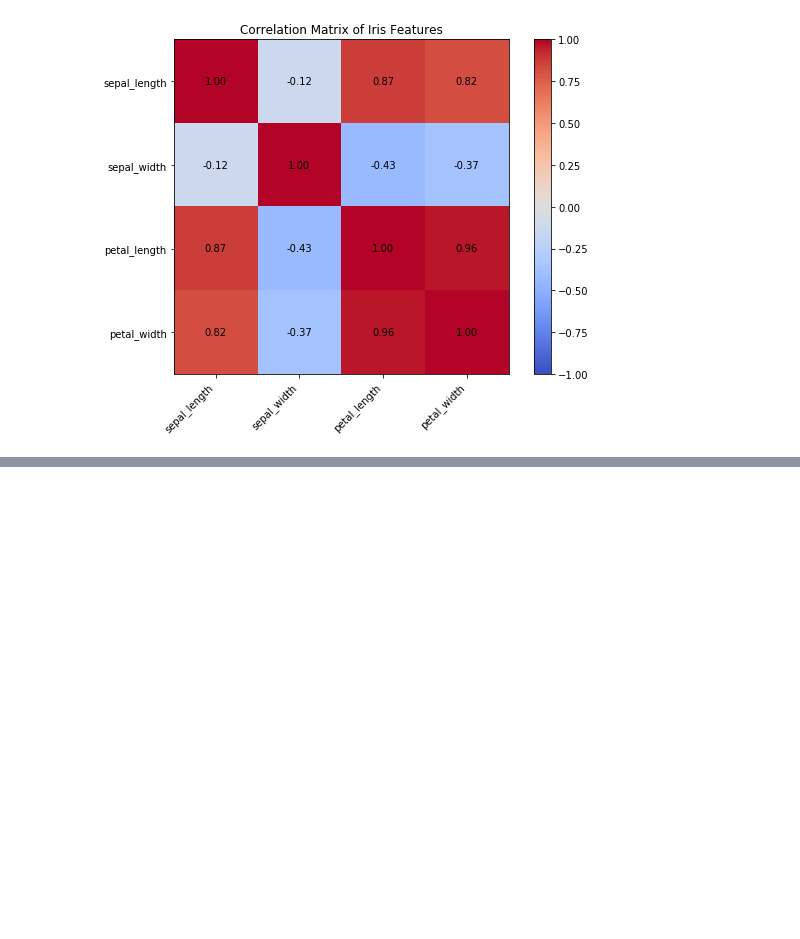
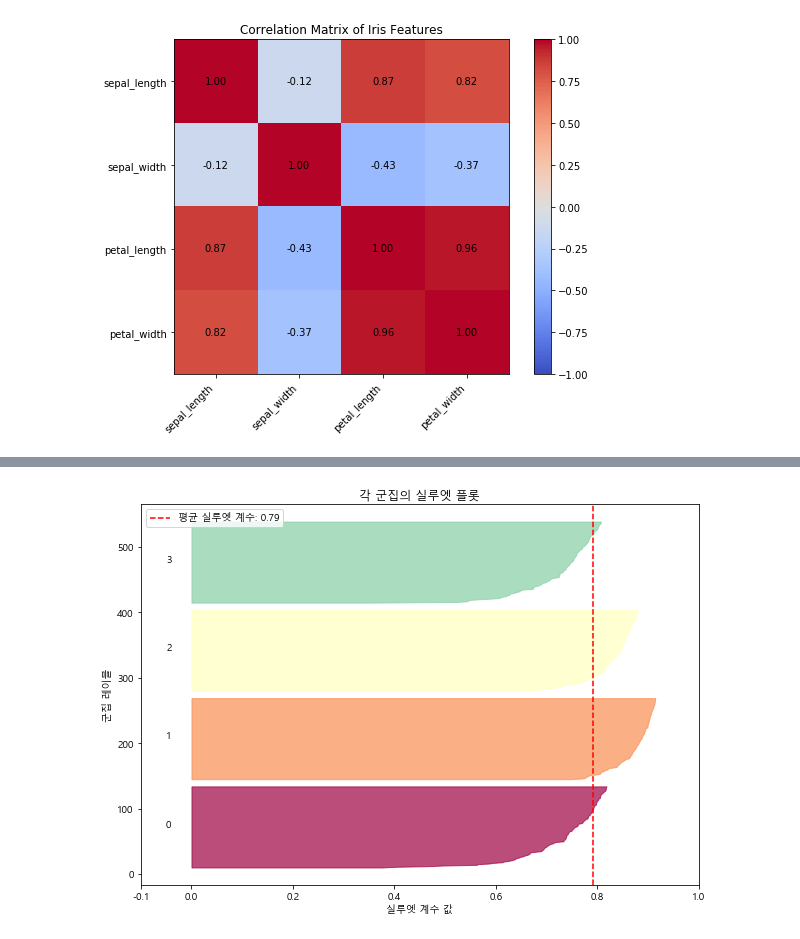
Before and after one commit to kangspa/ADP-study, a Jupyter notebook: PracticeTest/practice.ipynb, the cells around one changed output, grey strips where cells are left out. Cells and saved outputs as stored; diff of their text form; code cells hidden in the pictures; blank space fills up the shorter version.

```diff
--- a/PracticeTest/practice.ipynb
+++ b/PracticeTest/practice.ipynb
@@ -166,0 +102,83 @@ Notes:
+# %%
+import matplotlib.pyplot as plt
+import platform
+
+# 운영체제에 맞는 한글 폰트 설정
+if platform.system() == 'Windows':
+    plt.rc('font', family='Malgun Gothic')
+elif platform.system() == 'Darwin':  # Mac OS
+    plt.rc('font', family='AppleGothic')
+else:  # Linux
+    # 사전에 나눔고딕 설치 필요
+    # sudo apt-get install -y fonts-nanum*
+    # fc-cache -fv
+    plt.rc('font', family='NanumGothic')
+
+# 마이너스 부호 깨짐 방지
+plt.rcParams['axes.unicode_minus'] = False
+# %%
+import numpy as np
+import matplotlib.pyplot as plt
+from sklearn.datasets import make_blobs
+from sklearn.cluster import KMeans
+from sklearn.metrics import silhouette_score, silhouette_samples
+
+# 1. 예시 데이터 생성
+X, y = make_blobs(n_samples=500, n_features=2, centers=4, cluster_std=1.0, random_state=42)
+
+# 2. K-Means 군집화 수행 (예: K=4)
+kmeans = KMeans(n_clusters=4, random_state=42, n_init=10)
+cluster_labels = kmeans.fit_predict(X)
+
+# 3. 실루엣 계수 계산
+silhouette_avg = silhouette_score(X, cluster_labels)
+print(f"전체 데이터셋의 실루엣 계수: {silhouette_avg:.4f}")
+
+# 4. 각 샘플의 실루엣 계수 계산 및 시각화
+sample_silhouette_values = silhouette_samples(X, cluster_labels)
+
+plt.figure(figsize=(10, 7))
+y_lower = 10
+for i in range(4): # 4개의 군집
+    # 해당 군집의 실루엣 값들을 정렬
+    ith_cluster_silhouette_values = sample_silhouette_values[cluster_labels == i]
+    ith_cluster_silhouette_values.sort()
+
+    size_cluster_i = ith_cluster_silhouette_values.shape[0]
+    y_upper = y_lower + size_cluster_i
+
+    color = plt.cm.Spectral(float(i) / 4)
+    plt.fill_betweenx(np.arange(y_lower, y_upper),
+                      0, ith_cluster_silhouette_values,
+                      facecolor=color, edgecolor=color, alpha=0.7)
+
+    plt.text(-0.05, y_lower + 0.5 * size_cluster_i, str(i))
+    y_lower = y_upper + 10 # 다음 막대를 위한 공간
+
+plt.title("각 군집의 실루엣 플롯")
+plt.xlabel("실루엣 계수 값")
+plt.ylabel("군집 레이블")
+plt.axvline(x=silhouette_avg, color="red", linestyle="--", label=f'평균 실루엣 계수: {silhouette_avg:.2f}')
+plt.xticks([-0.1, 0, 0.2, 0.4, 0.6, 0.8, 1])
+plt.legend()
+plt.show()
+
+# 5. 최적의 K 찾기
+range_n_clusters = [2, 3, 4, 5, 6]
+silhouette_scores = []
+
+for n_clusters in range_n_clusters:
+    kmeans = KMeans(n_clusters=n_clusters, random_state=42, n_init=10)
+    cluster_labels = kmeans.fit_predict(X)
+    silhouette_avg = silhouette_score(X, cluster_labels)
+    silhouette_scores.append(silhouette_avg)
+    print(f"군집 개수 = {n_clusters}, 실루엣 계수 = {silhouette_avg:.4f}")
+
+plt.figure(figsize=(8, 5))
+plt.plot(range_n_clusters, silhouette_scores, marker='o')
+plt.title("군집 개수에 따른 실루엣 계수")
+plt.xlabel("군집 개수 (K)")
+plt.ylabel("실루엣 계수")
+plt.grid(True)
+plt.show()
+# %% [output]
@@ -166,0 +186 @@ Notes:
+[figure, added]
```
Also changed, not shown: parts of 2 cells of this notebook, 4 other files.
